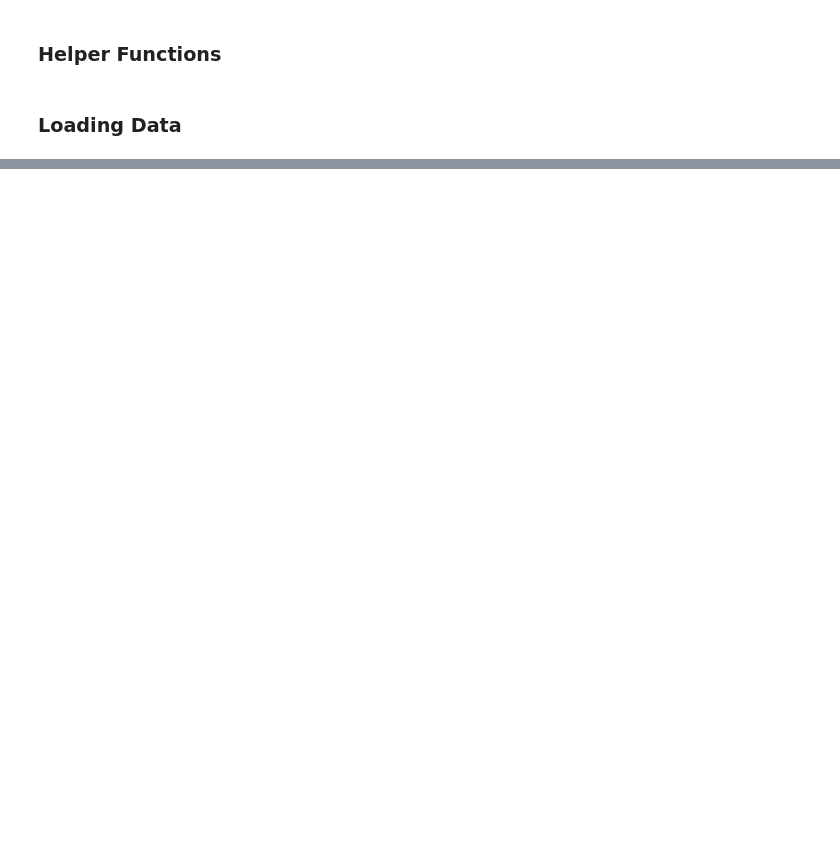
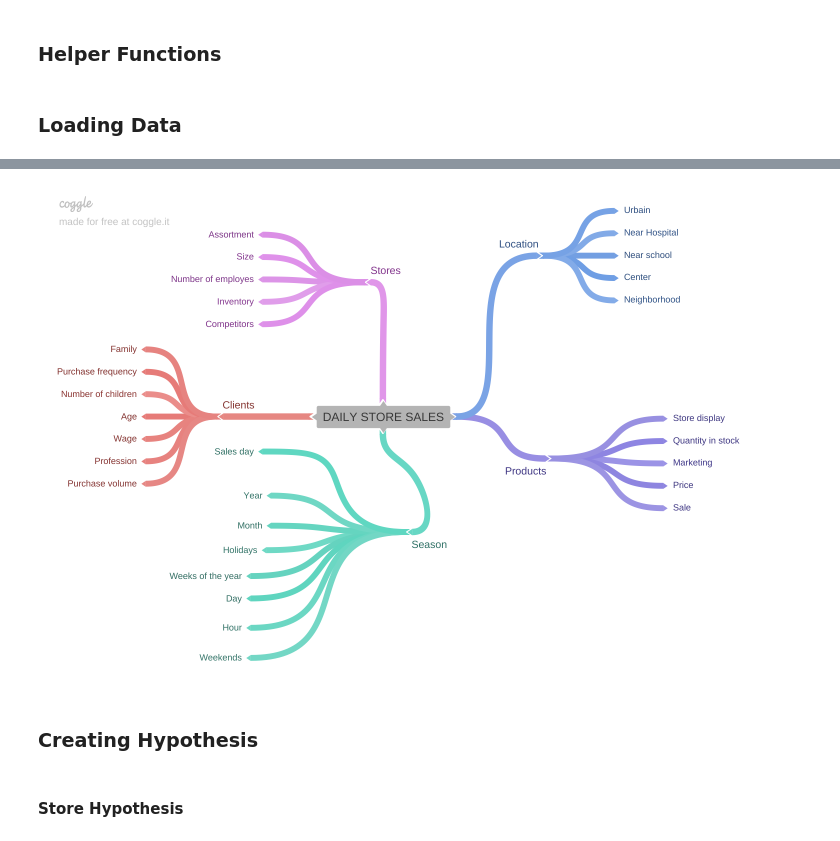
Before and after one commit to marxcerqueira/Data-Science-Projects, a Jupyter notebook: Kaggle-Rossman-Sales-Prediction/Rossman-Store-Sales-Prediction.ipynb, the cells around one changed output, grey strips where cells are left out. Drawn from its saved outputs; the diff is of its cells as text; code cells hidden in the pictures; blank space fills up the shorter version.

```diff
--- a/Kaggle-Rossman-Sales-Prediction/Rossman-Store-Sales-Prediction.ipynb
+++ b/Kaggle-Rossman-Sales-Prediction/Rossman-Store-Sales-Prediction.ipynb
@@ -37,0 +368,8 @@ TypeError: merge() missing 2 required positional arguments: 'left' and 'right'
+# %%
+Image('img/DAILY_STORE_SALES_HYPOTESES.png')
+# %% [output]
+[figure, added]
+# %% [markdown]
+### Creating Hypothesis
+# %% [markdown]
+#### Store Hypothesis
```
Also changed, not shown: parts of 40 cells of this notebook, 1 other file.
